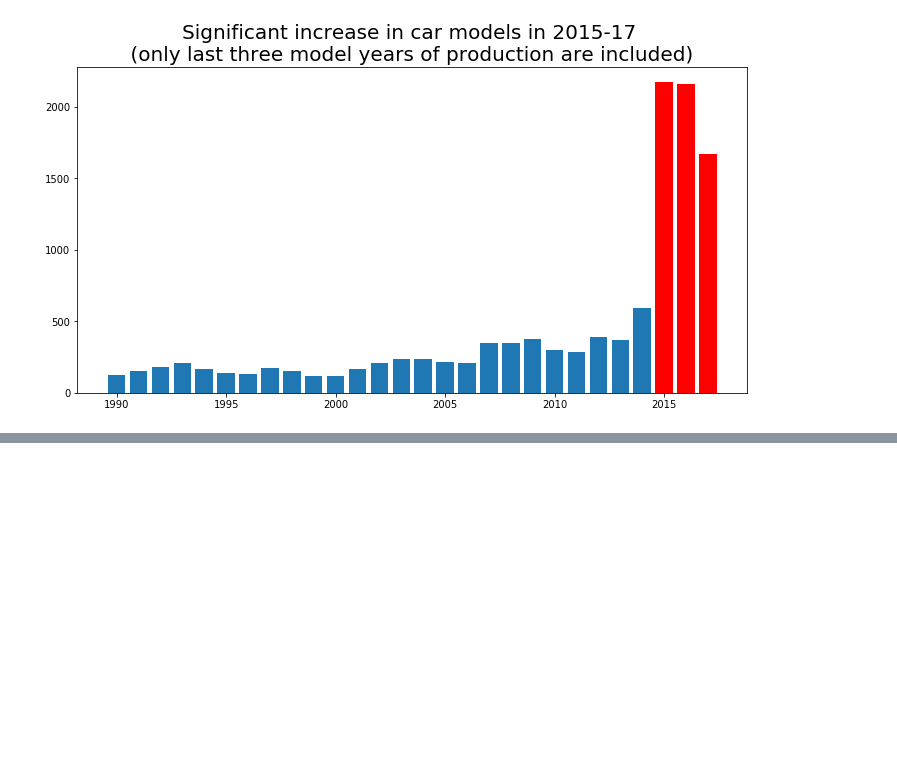
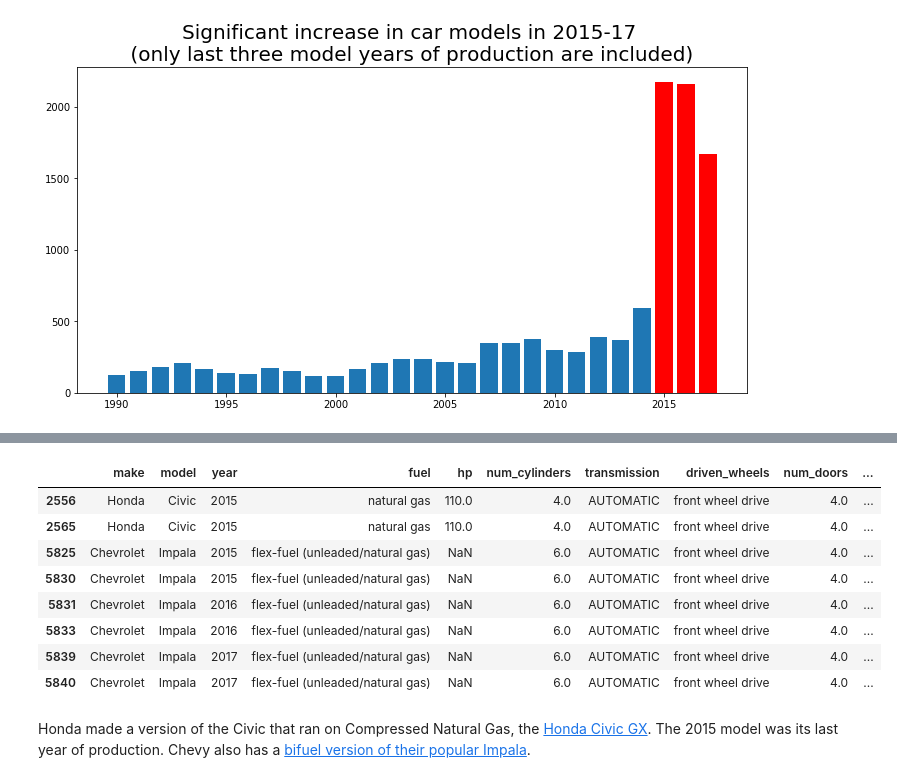
Before and after one commit to wkarney/newcars, a Jupyter notebook: EDA.ipynb, the cells around one changed output, grey strips where cells are left out. Saved outputs shown, nothing was run; the diff lists cells and outputs as text; code cells hidden in the pictures; blank space fills up the shorter version.

```diff
--- a/EDA.ipynb
+++ b/EDA.ipynb
@@ -56,0 +126,15 @@ plt.title("Significant increase in car models in 2015-17 \n (only last three mod
+# %%
+# What were those natuaral gas cars?
+cars[(cars['fuel']=='natural gas') | (cars['fuel']=='flex-fuel (unleaded/natural gas)')]
+# %% [output]
+|  | make | model | year | fuel | hp | num_cylinders | transmission | driven_wheels | num_doors | ... |
+| 2556 | Honda | Civic | 2015 | natural gas | 110.0 | 4.0 | AUTOMATIC | front wheel drive | 4.0 | ... |
+| 2565 | Honda | Civic | 2015 | natural gas | 110.0 | 4.0 | AUTOMATIC | front wheel drive | 4.0 | ... |
+| 5825 | Chevrolet | Impala | 2015 | flex-fuel (unleaded/natural gas) | NaN | 6.0 | AUTOMATIC | front wheel drive | 4.0 | ... |
+| 5830 | Chevrolet | Impala | 2015 | flex-fuel (unleaded/natural gas) | NaN | 6.0 | AUTOMATIC | front wheel drive | 4.0 | ... |
+| 5831 | Chevrolet | Impala | 2016 | flex-fuel (unleaded/natural gas) | NaN | 6.0 | AUTOMATIC | front wheel drive | 4.0 | ... |
+| 5833 | Chevrolet | Impala | 2016 | flex-fuel (unleaded/natural gas) | NaN | 6.0 | AUTOMATIC | front wheel drive | 4.0 | ... |
+| 5839 | Chevrolet | Impala | 2017 | flex-fuel (unleaded/natural gas) | NaN | 6.0 | AUTOMATIC | front wheel drive | 4.0 | ... |
+| 5840 | Chevrolet | Impala | 2017 | flex-fuel (unleaded/natural gas) | NaN | 6.0 | AUTOMATIC | front wheel drive | 4.0 | ... |
+# %% [markdown]
+Honda made a version of the Civic that ran on Compressed Natural Gas, the [Honda Civic GX](https://en.wikipedia.org/wiki/Honda_Civic_GX). The 2015 model was its last year of production. Chevy also has a [bifuel version of their popular Impala](https://www.automobilemag.com/news/897849/).
```
Also changed, not shown: parts of 26 cells of this notebook, 3 other files.
